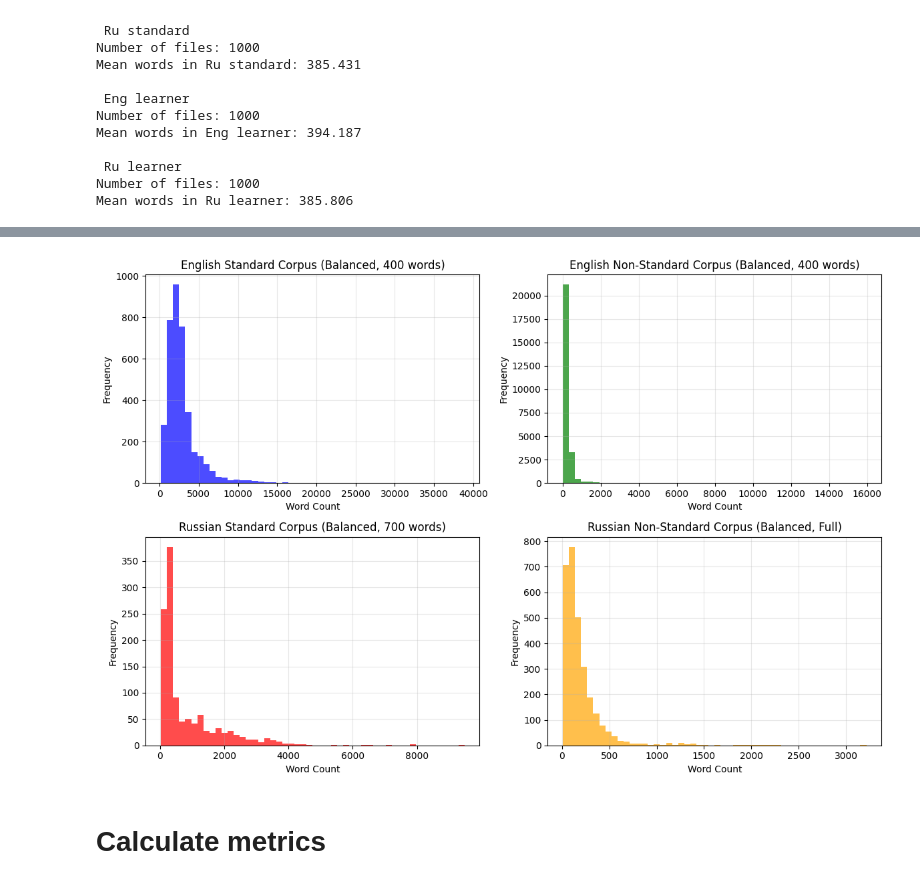
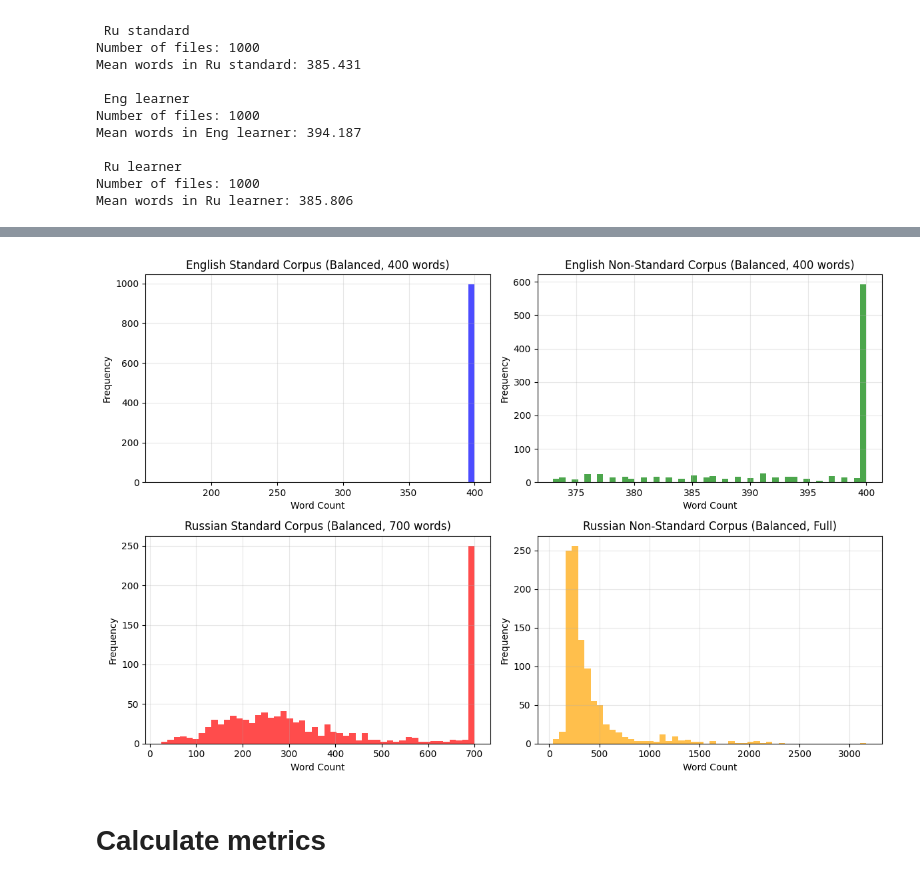
Before and after one commit to PolinaHitrun/rulebased-concept-tree, a Jupyter notebook: research2.ipynb, the cells around one changed output, grey strips where cells are left out. Saved outputs shown, nothing was run; the diff lists cells and outputs as text; code cells hidden in the pictures.

```diff
--- a/research2.ipynb
+++ b/research2.ipynb
@@ -111,39 +111,3 @@ Mean words in Eng learner: 394.187
  Ru learner
 Number of files: 1000
 Mean words in Ru learner: 385.806
-# %%
-print(' Eng standard')
-sum = 0
-texsts_es = sorted(get_all_txt_files('corpus/eng_standard'), key=lambda x: len(x.split()))[:100]
-texsts_es = [' '.join(clean_angle_brackets(text).split()) for text in texsts_es]  # Truncate to first 400 words
-for text in texsts_es:
-    sum += len(text.split())
-print(f"Number of files: {len(texsts_es)}")
-print(f"Mean words in Eng standard: {sum / len(texsts_es) if texsts_es else 0}")
-
-print('\n Ru standard')
-sum = 0
-texsts_rs = sorted(get_all_txt_files('corpus/ru_standard'), key=lambda x: len(x.split()))[650:750]
-texsts_rs = [' '.join(clean_angle_brackets(text).split()) for text in texsts_rs]  # Truncate to first 500 words
-for text in texsts_rs:
-    sum += len(text.split())
-print(f"Number of files: {len(texsts_rs)}")
-print(f"Mean words in Ru standard: {sum / len(texsts_rs) if texsts_rs else 0}")
-
-print('\n Eng learner')
-sum = 0
-texsts_el = sorted(get_all_txt_files('corpus/eng_non_standard'), key=lambda x: len(x.split()))[24000:24100]
-texsts_el = [' '.join(clean_angle_brackets(text).split()) for text in texsts_el]  # Truncate to first 400 words
-for text in texsts_el:
-    sum += len(text.split())
-print(f"Number of files: {len(texsts_el)}")
-print(f"Mean words in Eng learner: {sum / len(texsts_el) if texsts_el else 0}")
-
-print('\n Ru learner')
-sum = 0
-texsts_rl = sorted(get_all_txt_files('corpus/ru_non_standard'), key=lambda x: len(x.split()))[2700:2800]
-texsts_rl = [clean_angle_brackets(text) for text in texsts_rl]  # Clean the texts
-for text in texsts_rl:
-    sum += len(text.split())
-print(f"Number of files: {len(texsts_rl)}")
-print(f"Mean words in Ru learner: {sum / len(texsts_rl) if texsts_rl else 0}")
@@ -191,10 +139,10 @@ rs_word_counts = [len(text.split()) for text in texsts_rs]
 rl_word_counts = [len(text.split()) for text in texsts_rl]
 
 # For raw corpora
-es_word_counts = [len(text.split()) for text in get_all_txt_files('corpus/eng_standard')]
-el_word_counts = [len(text.split()) for text in get_all_txt_files('corpus/eng_non_standard')]
-rs_word_counts = [len(text.split()) for text in get_all_txt_files('corpus/ru_standard')]
-rl_word_counts = [len(text.split()) for text in get_all_txt_files('corpus/ru_non_standard')]
+# es_word_counts = [len(text.split()) for text in get_all_txt_files('corpus/eng_standard')]
+# el_word_counts = [len(text.split()) for text in get_all_txt_files('corpus/eng_non_standard')]
+# rs_word_counts = [len(text.split()) for text in get_all_txt_files('corpus/ru_standard')]
+# rl_word_counts = [len(text.split()) for text in get_all_txt_files('corpus/ru_non_standard')]
 
 # Create 4 subplots for word count distributions
 fig, axes = plt.subplots(2, 2, figsize=(12, 8))
@@ -203,34 +151,34 @@ fig, axes = plt.subplots(2, 2, figsize=(12, 8))
 axes[0, 0].hist(es_word_counts, bins=50, alpha=0.7, color='blue')
 axes[0, 0].set_title('English Standard Corpus (Balanced, 400 words)')
 axes[0, 0].set_xlabel('Word Count')
 axes[0, 0].set_ylabel('Frequency')
 axes[0, 0].grid(True, alpha=0.3)
 
 # English Non-Standard (Learner)
 axes[0, 1].hist(el_word_counts, bins=50, alpha=0.7, color='green')
 axes[0, 1].set_title('English Non-Standard Corpus (Balanced, 400 words)')
 axes[0, 1].set_xlabel('Word Count')
 axes[0, 1].set_ylabel('Frequency')
 axes[0, 1].grid(True, alpha=0.3)
 
 # Russian Standard
 axes[1, 0].hist(rs_word_counts, bins=50, alpha=0.7, color='red')
 axes[1, 0].set_title('Russian Standard Corpus (Balanced, 700 words)')
 axes[1, 0].set_xlabel('Word Count')
 axes[1, 0].set_ylabel('Frequency')
 axes[1, 0].grid(True, alpha=0.3)
 
 # Russian Non-Standard (Learner)
 axes[1, 1].hist(rl_word_counts, bins=50, alpha=0.7, color='orange')
 axes[1, 1].set_title('Russian Non-Standard Corpus (Balanced, Full)')
 axes[1, 1].set_xlabel('Word Count')
 axes[1, 1].set_ylabel('Frequency')
 axes[1, 1].grid(True, alpha=0.3)
 
 plt.tight_layout()
 plt.show()
 # %% [output]
-[figure, old version]
+[figure, new version]
 # %% [markdown]
 # Calculate metrics
 # %%
```
Also changed, not shown: parts of 18 cells of this notebook, 11 other files.
